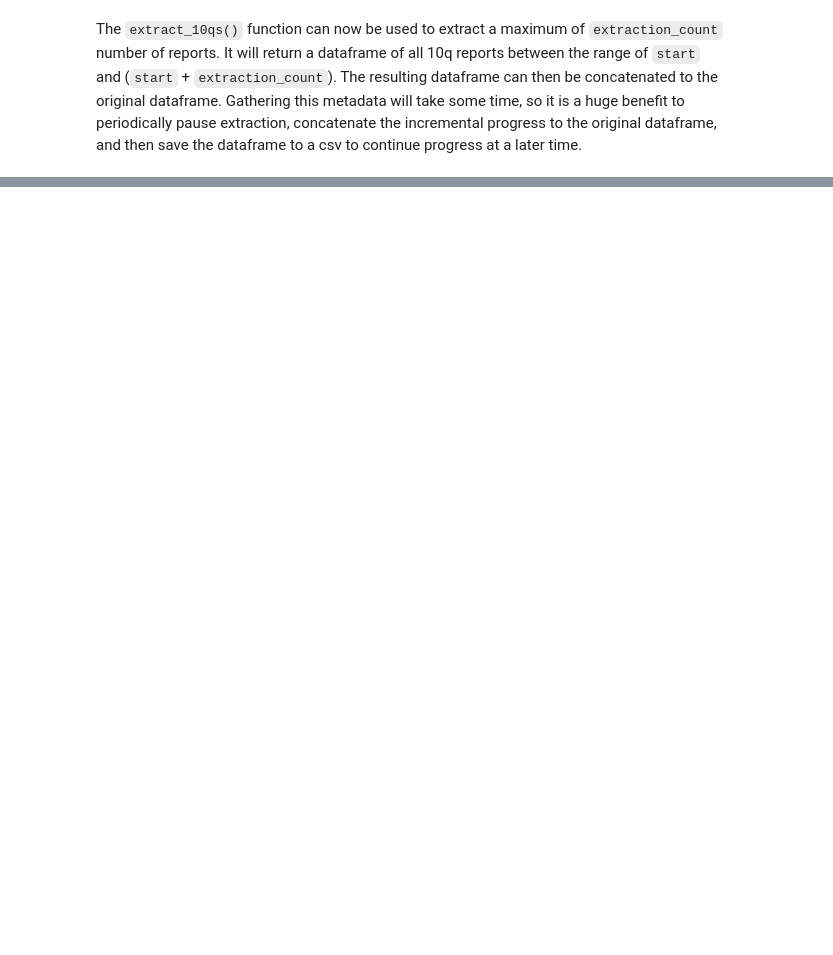
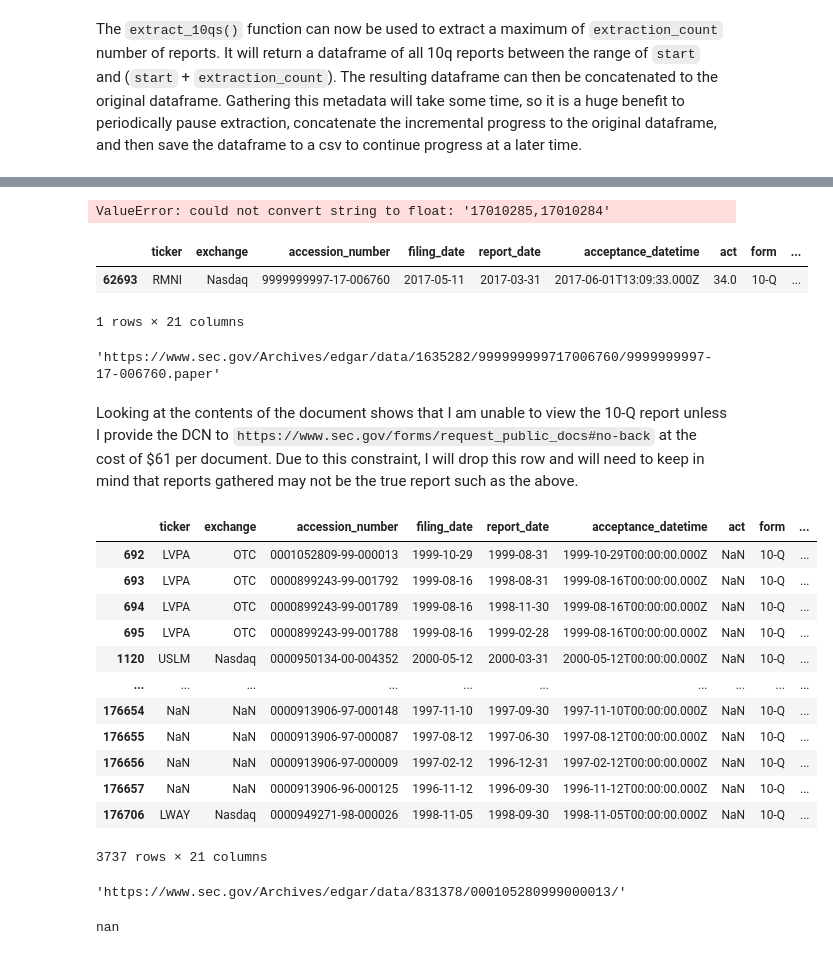
Before and after one commit to raffysantayana/sec_summarizer, a Jupyter notebook: code/GatheringTheData.ipynb, the cells around one changed output, grey strips where cells are left out. Drawn from its saved outputs; the diff is of its cells as text; code cells hidden in the pictures; blank space fills up the shorter version.

Commit message:
completed building report URLs and cleaning final dataframe as all_10qs.csv

```diff
--- a/code/GatheringTheData.ipynb
+++ b/code/GatheringTheData.ipynb
@@ -489,0 +516,3 @@ Name: count, Length: 5870, dtype: int64
+# %%
+df_10qs = pd.read_csv('../data/all_10qs.csv')
+df_10qs.drop('Unnamed: 0', axis=1, inplace=True)
@@ -489,0 +537,3 @@ Name: count, Length: 5870, dtype: int64
+# %%
+df_10qs.drop_duplicates(inplace=True)
+df_10qs.reset_index(drop=True, inplace=True)
@@ -489,0 +546,4 @@ Name: count, Length: 5870, dtype: int64
+# %%
+df_10qs.dropna(subset=['accession_number', 'primary_document'], inplace = True)
+df_10qs.reset_index(drop=True, inplace=True)
+df_10qs.shape
@@ -489,0 +568,41 @@ Name: count, Length: 5870, dtype: int64
+# %%
+df_10qs['film_number'].astype("float")
+# %% [output]
+ValueError: could not convert string to float: '17010285,17010284'
+# %%
+df_10qs.loc[df_10qs['film_number'] == '17010285,17010284']
+# %% [output]
+|  | ticker | exchange | accession_number | filing_date | report_date | acceptance_datetime | act | form | ... |
+| 62693 | RMNI | Nasdaq | 9999999997-17-006760 | 2017-05-11 | 2017-03-31 | 2017-06-01T13:09:33.000Z | 34.0 | 10-Q | ... |
+1 rows × 21 columns
+# %%
+df_10qs.iloc[62693]['report_url']
+# %% [output]
+'https://www.sec.gov/Archives/edgar/data/1635282/999999999717006760/9999999997-17-006760.paper'
+# %% [markdown]
+Looking at the contents of the document shows that I am unable to view the 10-Q report unless I provide the DCN to `https://www.sec.gov/forms/request_public_docs#no-back` at the cost of $61 per document. Due to this constraint, I will drop this row and will need to keep in mind that reports gathered may not be the true report such as the above.
+# %%
+get_file_ext = lambda a: a.str.endswith('htm')
+df_10qs.loc[df_10qs['primary_document'].map(lambda a: not str(a).endswith('htm') and not str(a).endswith('txt'))]
+# %% [output]
+|  | ticker | exchange | accession_number | filing_date | report_date | acceptance_datetime | act | form | ... |
+| 692 | LVPA | OTC | 0001052809-99-000013 | 1999-10-29 | 1999-08-31 | 1999-10-29T00:00:00.000Z | NaN | 10-Q | ... |
+| 693 | LVPA | OTC | 0000899243-99-001792 | 1999-08-16 | 1998-08-31 | 1999-08-16T00:00:00.000Z | NaN | 10-Q | ... |
+| 694 | LVPA | OTC | 0000899243-99-001789 | 1999-08-16 | 1998-11-30 | 1999-08-16T00:00:00.000Z | NaN | 10-Q | ... |
+| 695 | LVPA | OTC | 0000899243-99-001788 | 1999-08-16 | 1999-02-28 | 1999-08-16T00:00:00.000Z | NaN | 10-Q | ... |
+| 1120 | USLM | Nasdaq | 0000950134-00-004352 | 2000-05-12 | 2000-03-31 | 2000-05-12T00:00:00.000Z | NaN | 10-Q | ... |
+| ... | ... | ... | ... | ... | ... | ... | ... | ... | ... |
+| 176654 | NaN | NaN | 0000913906-97-000148 | 1997-11-10 | 1997-09-30 | 1997-11-10T00:00:00.000Z | NaN | 10-Q | ... |
+| 176655 | NaN | NaN | 0000913906-97-000087 | 1997-08-12 | 1997-06-30 | 1997-08-12T00:00:00.000Z | NaN | 10-Q | ... |
+| 176656 | NaN | NaN | 0000913906-97-000009 | 1997-02-12 | 1996-12-31 | 1997-02-12T00:00:00.000Z | NaN | 10-Q | ... |
+| 176657 | NaN | NaN | 0000913906-96-000125 | 1996-11-12 | 1996-09-30 | 1996-11-12T00:00:00.000Z | NaN | 10-Q | ... |
+| 176706 | LWAY | Nasdaq | 0000949271-98-000026 | 1998-11-05 | 1998-09-30 | 1998-11-05T00:00:00.000Z | NaN | 10-Q | ... |
+3737 rows × 21 columns
+# %%
+df_10qs.iloc[692]['report_url']
+# %% [output]
+'https://www.sec.gov/Archives/edgar/data/831378/000105280999000013/'
+# %%
+df_10qs.iloc[692]['primary_document']
+# %% [output]
+nan
```
Also changed, not shown: parts of 52 cells of this notebook, 5 other files.
